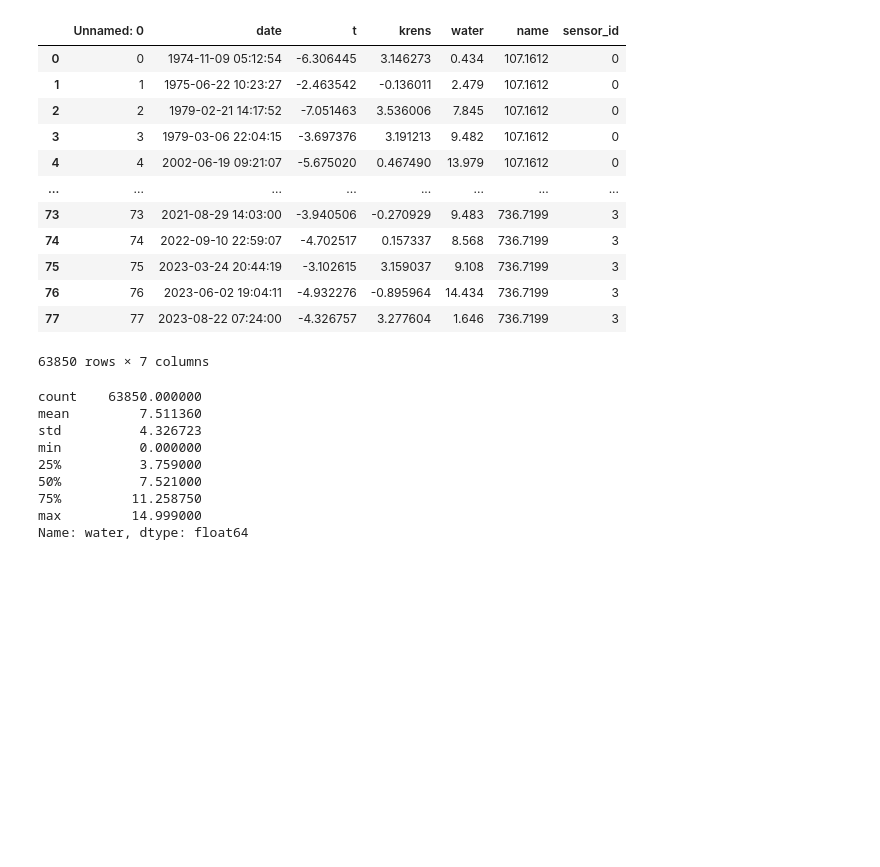
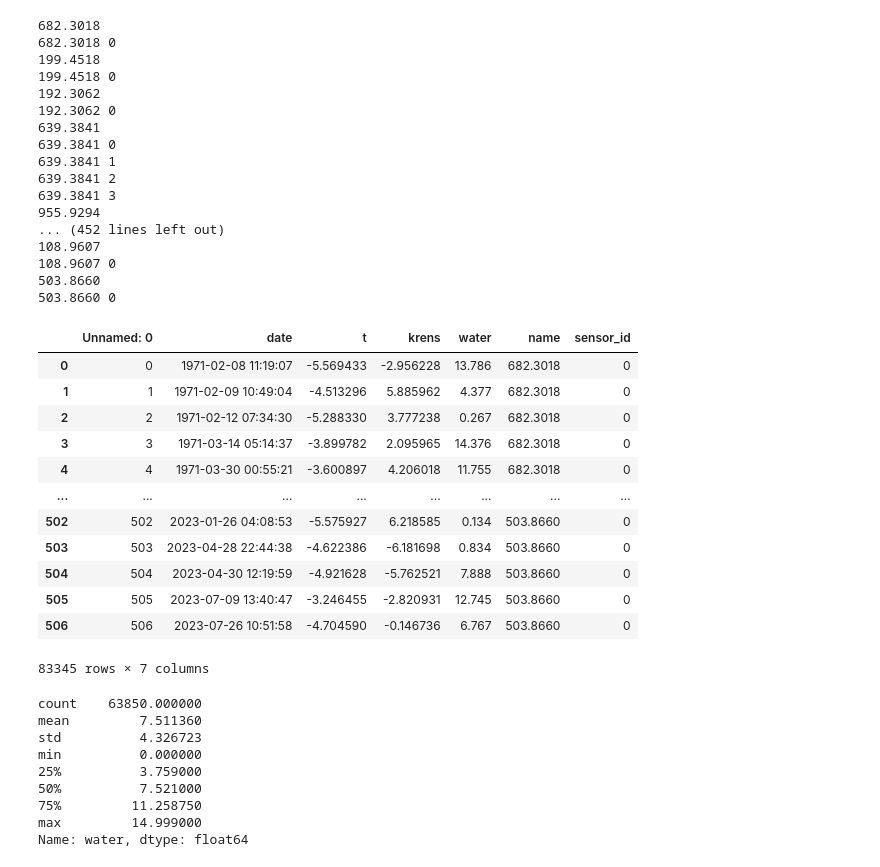
Before and after one commit to CyberAthlet/case_predictor, a Jupyter notebook: app/main.ipynb, the cells around one changed output. Saved outputs shown, nothing was run; the diff lists cells and outputs as text; code cells hidden in the pictures; blank space fills up the shorter version.

```diff
--- a/app/main.ipynb
+++ b/app/main.ipynb
@@ -4,37 +4,56 @@ import os
 import json
 import numpy as np
 # %%
-meta = r'to_export/meta.json'
+meta = r'C:\Projects\merzlota\to_export\meta.json'
 with open (meta, 'r', encoding='utf-8') as f:
     metadata = json.load(f)
 
 holder = []
 for name, sensors in metadata.items():
+    print(name)
     for sensor in sensors:
         fpath = sensor['path']
         id = sensor['sensor id']
+        print(name, id)
         df = pd.read_csv(fpath, sep = '\t')
         df['name'] = str(name)
         df['name'] = df['name'].astype(str)
         df['sensor_id'] = int(id)
         df['date'] = pd.to_datetime(df['date'])
         holder.append(df)
 big_df = pd.concat(holder, axis = 0)
 big_df
 # %% [output]
+682.3018
+682.3018 0
+199.4518
+199.4518 0
+192.3062
+192.3062 0
+639.3841
+639.3841 0
+639.3841 1
+639.3841 2
+639.3841 3
+955.9294
+... (452 lines left out)
+108.9607
+108.9607 0
+503.8660
+503.8660 0
 |  | Unnamed: 0 | date | t | krens | water | name | sensor_id |
-| 0 | 0 | 1974-11-09 05:12:54 | -6.306445 | 3.146273 | 0.434 | 107.1612 | 0 |
-| 1 | 1 | 1975-06-22 10:23:27 | -2.463542 | -0.136011 | 2.479 | 107.1612 | 0 |
-| 2 | 2 | 1979-02-21 14:17:52 | -7.051463 | 3.536006 | 7.845 | 107.1612 | 0 |
-| 3 | 3 | 1979-03-06 22:04:15 | -3.697376 | 3.191213 | 9.482 | 107.1612 | 0 |
-| 4 | 4 | 2002-06-19 09:21:07 | -5.675020 | 0.467490 | 13.979 | 107.1612 | 0 |
+| 0 | 0 | 1971-02-08 11:19:07 | -5.569433 | -2.956228 | 13.786 | 682.3018 | 0 |
+| 1 | 1 | 1971-02-09 10:49:04 | -4.513296 | 5.885962 | 4.377 | 682.3018 | 0 |
+| 2 | 2 | 1971-02-12 07:34:30 | -5.288330 | 3.777238 | 0.267 | 682.3018 | 0 |
+| 3 | 3 | 1971-03-14 05:14:37 | -3.899782 | 2.095965 | 14.376 | 682.3018 | 0 |
+| 4 | 4 | 1971-03-30 00:55:21 | -3.600897 | 4.206018 | 11.755 | 682.3018 | 0 |
 | ... | ... | ... | ... | ... | ... | ... | ... |
-| 73 | 73 | 2021-08-29 14:03:00 | -3.940506 | -0.270929 | 9.483 | 736.7199 | 3 |
-| 74 | 74 | 2022-09-10 22:59:07 | -4.702517 | 0.157337 | 8.568 | 736.7199 | 3 |
-| 75 | 75 | 2023-03-24 20:44:19 | -3.102615 | 3.159037 | 9.108 | 736.7199 | 3 |
-| 76 | 76 | 2023-06-02 19:04:11 | -4.932276 | -0.895964 | 14.434 | 736.7199 | 3 |
-| 77 | 77 | 2023-08-22 07:24:00 | -4.326757 | 3.277604 | 1.646 | 736.7199 | 3 |
+| 502 | 502 | 2023-01-26 04:08:53 | -5.575927 | 6.218585 | 0.134 | 503.8660 | 0 |
+| 503 | 503 | 2023-04-28 22:44:38 | -4.622386 | -6.181698 | 0.834 | 503.8660 | 0 |
+| 504 | 504 | 2023-04-30 12:19:59 | -4.921628 | -5.762521 | 7.888 | 503.8660 | 0 |
+| 505 | 505 | 2023-07-09 13:40:47 | -3.246455 | -2.820931 | 12.745 | 503.8660 | 0 |
+| 506 | 506 | 2023-07-26 10:51:58 | -4.704590 | -0.146736 | 6.767 | 503.8660 | 0 |
-63850 rows × 7 columns
+83345 rows × 7 columns
 # %%
 big_df['water'].describe()
 # %% [output]
```
Also changed, not shown: parts of 2 cells of this notebook, 1 other file.
